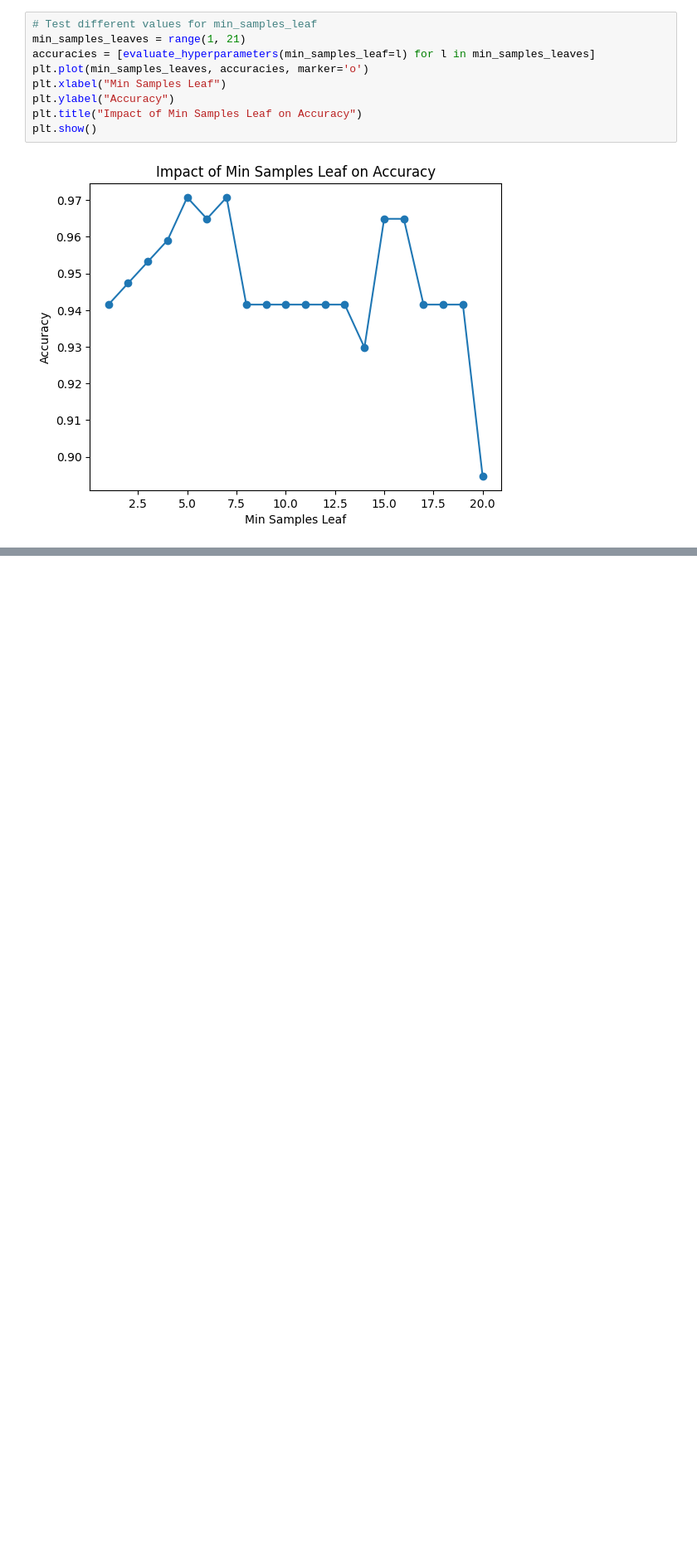
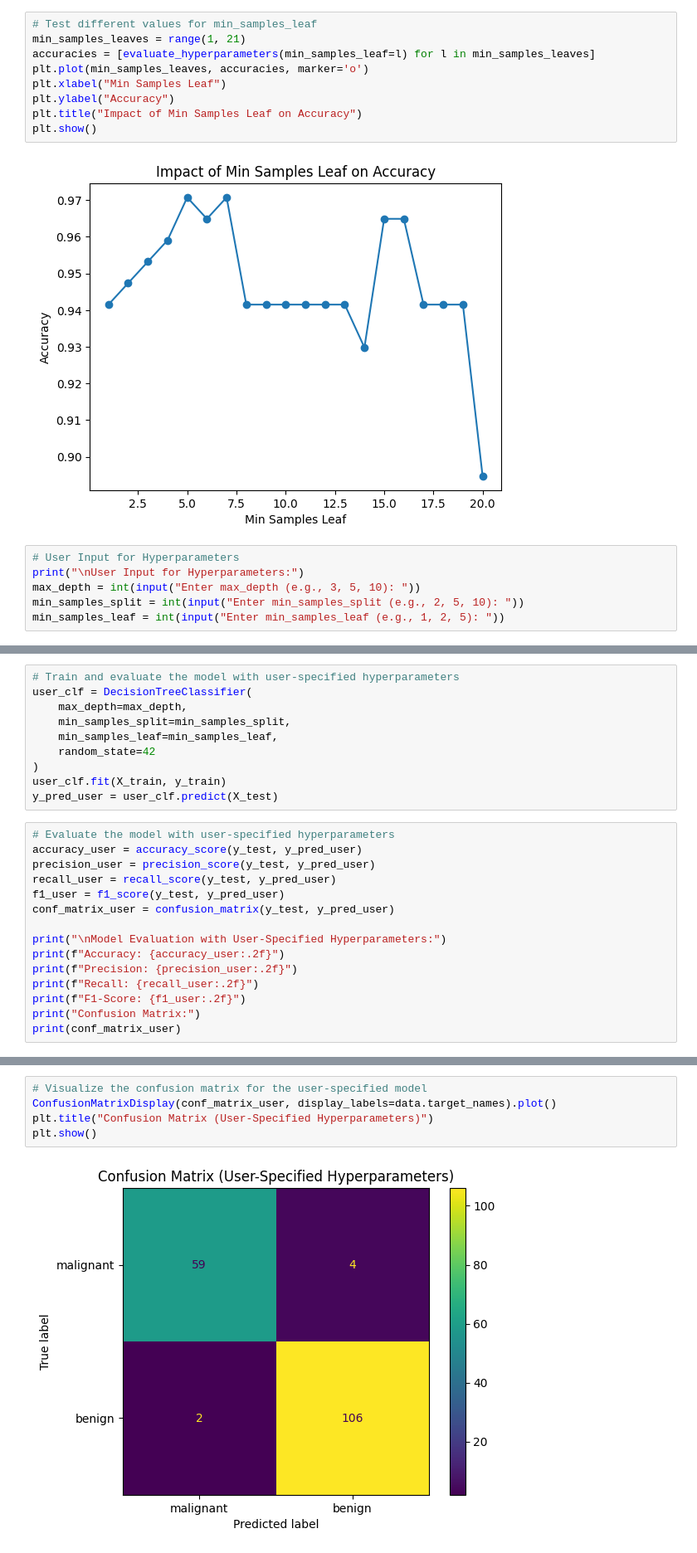
Before and after one commit to bhumii2205/LoacalRepo, a Jupyter notebook: DecisionTree.ipynb, the cells around one changed output, grey strips where cells are left out. Shown at 83% size. Drawn from its saved outputs; the diff is of its cells as text; blank space fills up the shorter version.

```diff
--- a/DecisionTree.ipynb
+++ b/DecisionTree.ipynb
@@ -128,3 +126,9 @@ plt.title("Impact of Min Samples Leaf on Accuracy")
 plt.show()
 # %% [output]
 [figure]
+# %%
+# User Input for Hyperparameters
+print("\nUser Input for Hyperparameters:")
+max_depth = int(input("Enter max_depth (e.g., 3, 5, 10): "))
+min_samples_split = int(input("Enter min_samples_split (e.g., 2, 5, 10): "))
+min_samples_leaf = int(input("Enter min_samples_leaf (e.g., 1, 2, 5): "))
@@ -130,0 +140,25 @@ plt.show()
+# %%
+# Train and evaluate the model with user-specified hyperparameters
+user_clf = DecisionTreeClassifier(
+    max_depth=max_depth,
+    min_samples_split=min_samples_split,
+    min_samples_leaf=min_samples_leaf,
+    random_state=42
+)
+user_clf.fit(X_train, y_train)
+y_pred_user = user_clf.predict(X_test)
+# %%
+# Evaluate the model with user-specified hyperparameters
+accuracy_user = accuracy_score(y_test, y_pred_user)
+precision_user = precision_score(y_test, y_pred_user)
+recall_user = recall_score(y_test, y_pred_user)
+f1_user = f1_score(y_test, y_pred_user)
+conf_matrix_user = confusion_matrix(y_test, y_pred_user)
+
+print("\nModel Evaluation with User-Specified Hyperparameters:")
+print(f"Accuracy: {accuracy_user:.2f}")
+print(f"Precision: {precision_user:.2f}")
+print(f"Recall: {recall_user:.2f}")
+print(f"F1-Score: {f1_user:.2f}")
+print("Confusion Matrix:")
+print(conf_matrix_user)
@@ -130,0 +174,7 @@ plt.show()
+# %%
+# Visualize the confusion matrix for the user-specified model
+ConfusionMatrixDisplay(conf_matrix_user, display_labels=data.target_names).plot()
+plt.title("Confusion Matrix (User-Specified Hyperparameters)")
+plt.show()
+# %% [output]
+[figure, added]
```
Also changed, not shown: parts of 3 cells of this notebook.
